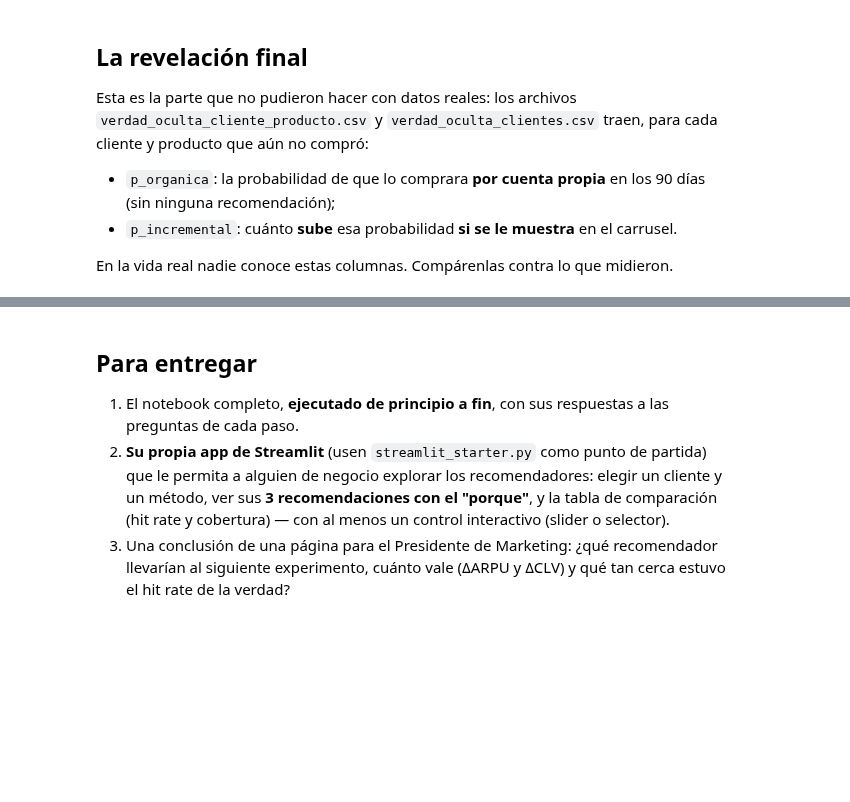
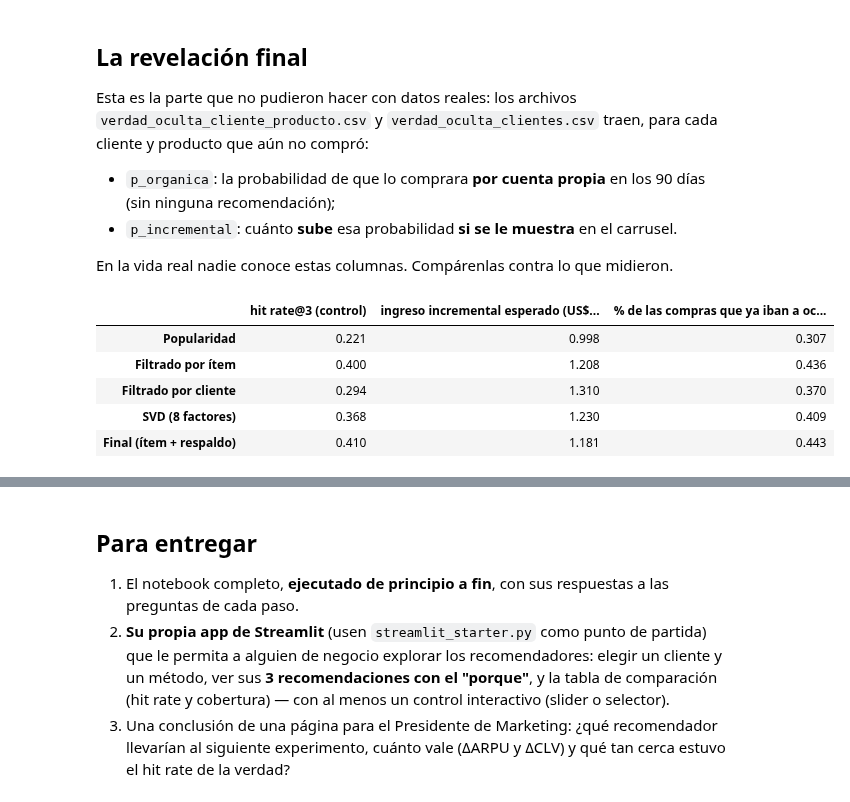
Before and after one commit to ramr0998/Marketing-Analytics-Rodrigo_Mendez, a Jupyter notebook: Semana_4/Tarea/laboratorio_recomendacion.ipynb, the cells around one changed output, grey strips where cells are left out. Saved outputs shown, nothing was run; the diff lists cells and outputs as text; code cells hidden in the pictures; blank space fills up the shorter version.

```diff
--- a/Semana_4/Tarea/laboratorio_recomendacion.ipynb
+++ b/Semana_4/Tarea/laboratorio_recomendacion.ipynb
@@ -99,6 +116,6 @@ np.fill_diagonal(S_us, 0)
 S_user = np.zeros_like(X)
 for i in range(len(X)):
     # TODO 3: los K vecinos más parecidos del cliente i, y sus compras ponderadas por la similitud
-    vec = ...             # <-- reemplacen esto: posiciones de los K más parecidos (np.argsort)
-    S_user[i] = ...       # <-- reemplacen esto: similitudes de esos vecinos @ sus compras (X[vec])
+    vec = np.argsort(-S_us[i])[:K_VECINOS]
+    S_user[i] = S_us[i, vec] @ X[vec]
 print(S_us.shape, S_user.shape)
@@ -111,8 +130,12 @@ print(S_us.shape, S_user.shape)
 - **(d)** cualquier otra idea suya (justifíquenla).
 # %%
 # TODO 4: SU modelo. Construyan una matriz de puntajes S_libre con la misma forma que X (8,000 × 29).
-nombre_libre = "..."     # <-- pónganle nombre (ej. "SVD (8 factores)")
-S_libre = ...            # <-- reemplacen esto
+nombre_libre = "SVD (8 factores)"
+
+svd = TruncatedSVD(n_components=8, random_state=42)
+Z = svd.fit_transform(X)
+S_libre = Z @ svd.components_
+
 
 assert isinstance(S_libre, np.ndarray) and S_libre.shape == X.shape, "Completen el TODO 4: S_libre debe tener la misma forma que X"
 metodos = {"Popularidad": S_pop, "Filtrado por ítem": S_item, "Filtrado por cliente": S_user, nombre_libre: S_libre}
@@ -140,7 +169,7 @@ def hit_rate_at_k(scores, K=3, mask=None):
     top = top_k(scores, K)
     # TODO 5: ¿al menos una de las K recomendaciones fue un producto NUEVO que el cliente compró? (True/False por cliente)
     # Pista: NUEVO[u, top[u]] son los 1/0 de los K productos recomendados al cliente u.
-    aciertos = ...    # <-- reemplacen esto: un arreglo con un True/False por cliente
+    aciertos = np.array([NUEVO[u, top[u]].sum() > 0 for u in range(len(X))])
     return aciertos[mask].mean()
 
 def precision_at_k(scores, K=3, mask=None):
@@ -242,7 +314,7 @@ tabla_frio.round(3)
 # %%
 # TODO 8: recomendador FINAL = filtrado por ítem para quien tiene historial, y popularidad para quien no (arranque en frío)
 tiene_historial = (X.sum(axis=1) > 0)[:, None]
-S_final = ...    # <-- reemplacen esto: np.where(tiene_historial, <puntajes por ítem>, <puntajes de popularidad>)
+S_final = np.where(tiene_historial, S_item, S_pop)
 
 metodos["Final (ítem + respaldo)"] = S_final
 print("hit rate@3 en control · ítem solo:", round(hit_rate_at_k(S_item, mask=mask_eval), 3),
@@ -264,24 +343,31 @@ Esta es la parte que no pudieron hacer con datos reales: los archivos `verdad_oc
 
 En la vida real nadie conoce estas columnas. Compárenlas contra lo que midieron.
 # %%
-vo_cp = pd.read_csv("verdad_oculta_cliente_producto.csv")
-vo_cl = pd.read_csv("verdad_oculta_clientes.csv").set_index("customer_id").loc[M.index]
+vo_cp = pd.read_csv("data/verdad_oculta_cliente_producto.csv")
+vo_cl = pd.read_csv("data/verdad_oculta_clientes.csv").set_index("customer_id").loc[M.index]
 pi = vo_cp.pivot(index="customer_id", columns="item", values="p_incremental").reindex(index=M.index, columns=productos).fillna(0).values
 po = vo_cp.pivot(index="customer_id", columns="item", values="p_organica").reindex(index=M.index, columns=productos).fillna(0).values
 precio_v = catalogo.set_index("item")["precio"].reindex(productos).values
 n = len(X); filas_ = np.arange(n)[:, None]
 
 filas = {}
 for nombre, S in metodos.items():
     tk = top_k(S)
     inc = pi[filas_, tk].sum(axis=1)                       # compras EXTRA esperadas si se le muestran esos 3 productos
     inc_usd = (pi[filas_, tk] * precio_v[tk]).sum(axis=1)
     org = po[filas_, tk].sum(axis=1)                       # compras de esos 3 que YA iban a ocurrir
     filas[nombre] = {"hit rate@3 (control)": hit_rate_at_k(S, mask=mask_eval),
                      "ingreso incremental esperado (US$/cliente)": inc_usd.mean(),
                      "% de las compras que ya iban a ocurrir": org.sum() / (org.sum() + inc.sum())}
 rev = pd.DataFrame(filas).T
 rev.round(3)
+# %% [output]
+|  | hit rate@3 (control) | ingreso incremental esperado (US$... | % de las compras que ya iban a oc... |
+| Popularidad | 0.221 | 0.998 | 0.307 |
+| Filtrado por ítem | 0.400 | 1.208 | 0.436 |
+| Filtrado por cliente | 0.294 | 1.310 | 0.370 |
+| SVD (8 factores) | 0.368 | 1.230 | 0.409 |
+| Final (ítem + respaldo) | 0.410 | 1.181 | 0.443 |
 # %%
 tk_pop = top_k(S_pop)
 real_trat = (pi[filas_, tk_pop] * precio_v[tk_pop]).sum(axis=1)[~es_control].mean()
```
Also changed, not shown: parts of 19 cells of this notebook, 3 other files.
